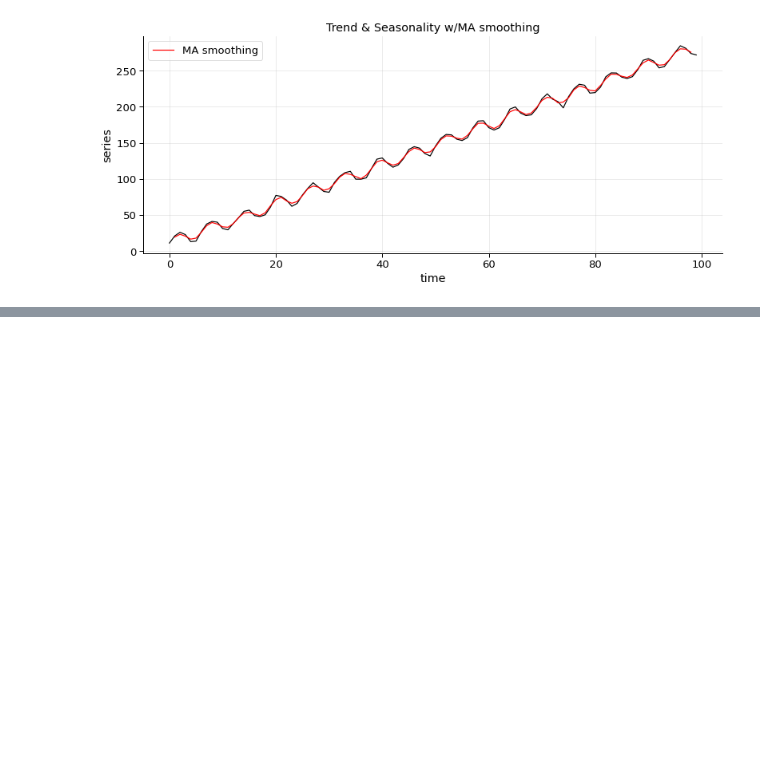
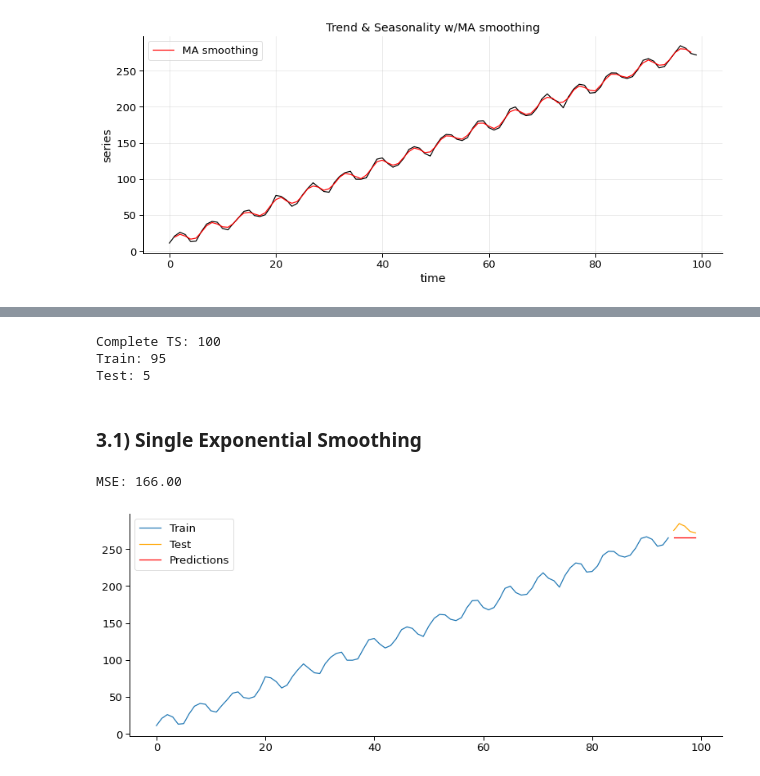
Before and after one commit to razielar/coursera_time_series_forecasting, a Jupyter notebook: coursera_time_series/week_2/2_time_series_smoothing/1_smoothing_ts.ipynb, the cells around one changed output, grey strips where cells are left out. Saved outputs shown, nothing was run; the diff lists cells and outputs as text; code cells hidden in the pictures; blank space fills up the shorter version.

```diff
--- a/coursera_time_series/week_2/2_time_series_smoothing/1_smoothing_ts.ipynb
+++ b/coursera_time_series/week_2/2_time_series_smoothing/1_smoothing_ts.ipynb
@@ -100,0 +118,26 @@ plt.show()
+# %%
+print("Complete TS: {}".format(len(trend_seasonality)))
+train= trend_seasonality[:-5]
+print("Train: {}".format(len(train)))
+test= trend_seasonality[-5:]
+print("Test: {}".format(len(test)))
+# %% [output]
+Complete TS: 100
+Train: 95
+Test: 5
+# %% [markdown]
+### 3.1) Single Exponential Smoothing
+# %%
+single= SimpleExpSmoothing(train).fit(optimized= True)
+single_pred= single.forecast(len(test))
+single_mse= mean_squared_error(test, single_pred)
+print("MSE: {:.2f}".format(single_mse))
+# Plot:
+plt.plot(time[:-5], train, label= "Train")
+plt.plot(time[-5:], test, label= "Test", color= "orange")
+plt.plot(time[-5:], single_pred, label= "Predictions", color= "red")
+plt.legend()
+plt.show()
+# %% [output]
+MSE: 166.00
+[figure, added]
```
Also changed, not shown: parts of 12 cells of this notebook.
